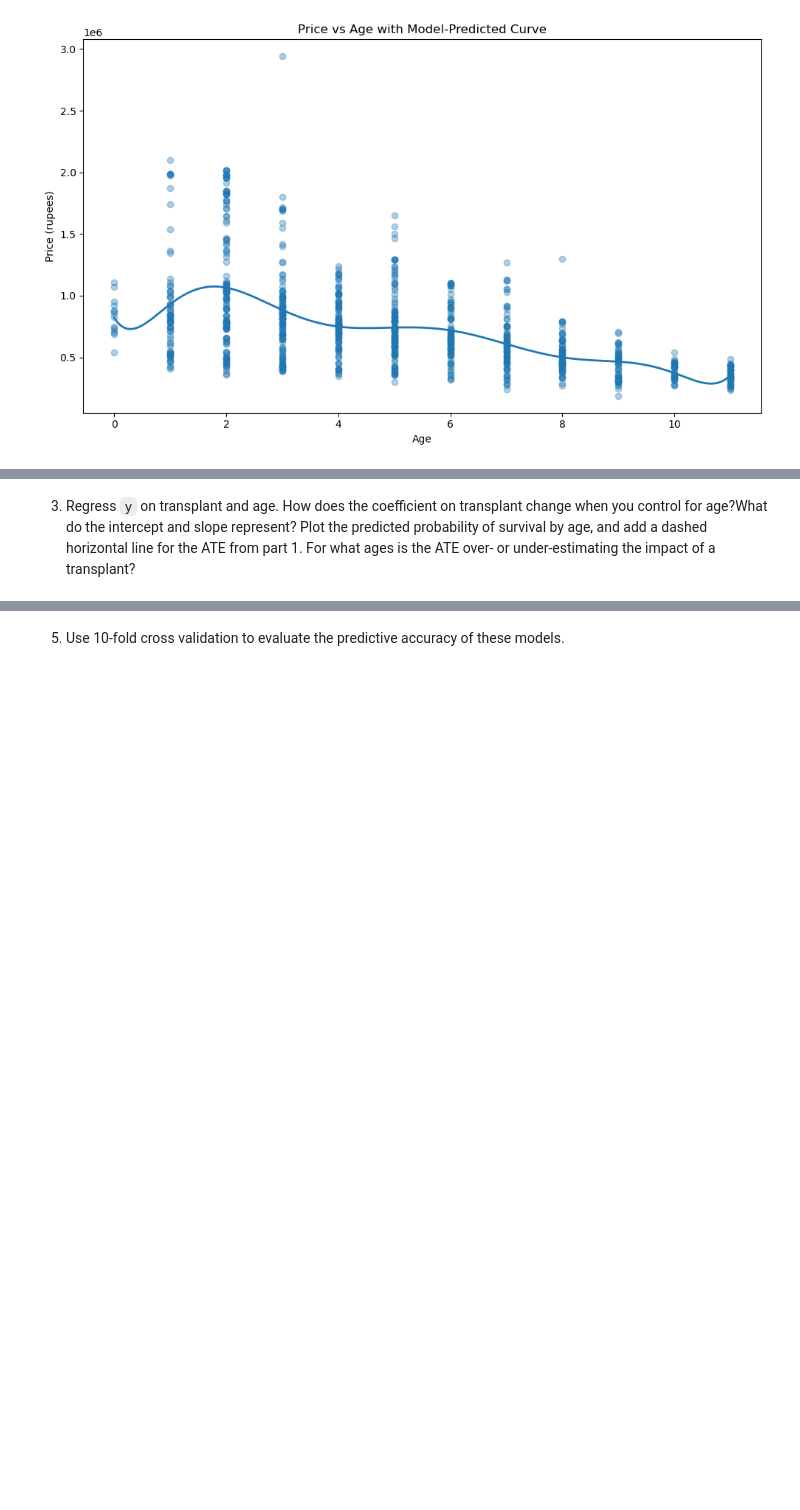
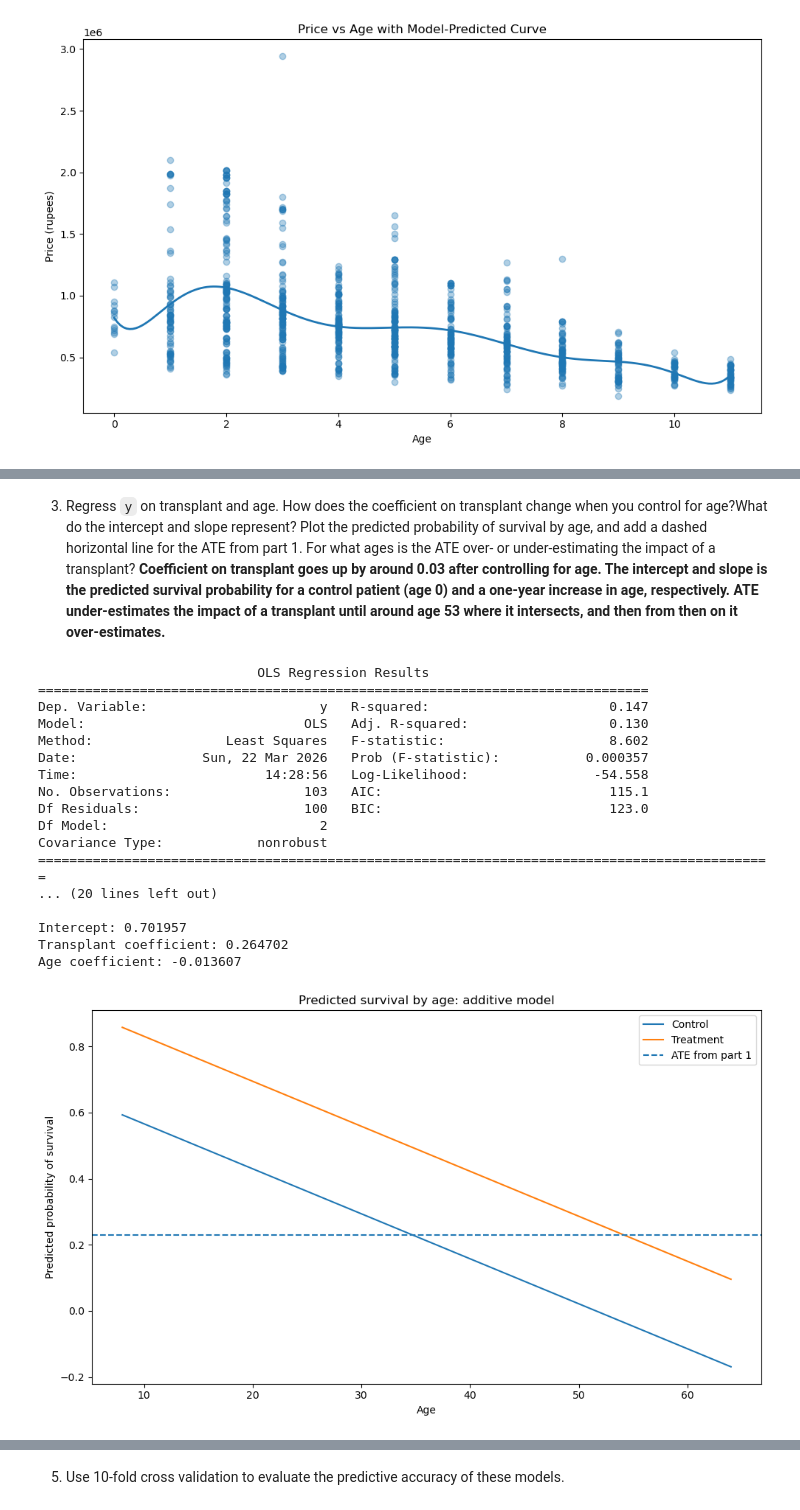
Before and after one commit to asongg/undergrad_ml_assignments, a Jupyter notebook: 03_assignment_linear_models.ipynb, the cells around one changed output, grey strips where cells are left out. Drawn from its saved outputs; the diff is of its cells as text; code cells hidden in the pictures; blank space fills up the shorter version.

```diff
--- a/03_assignment_linear_models.ipynb
+++ b/03_assignment_linear_models.ipynb
@@ -469,3 +485,47 @@ ATE = treatment - control:0.230179
 # %% [markdown]
-3. Regress `y` on transplant and age. How does the coefficient on transplant change when you control for age?What do the intercept and slope represent? Plot the predicted probability of survival by age, and add a dashed horizontal line for the ATE from part 1. For what ages is the ATE over- or under-estimating the impact of a transplant?
+3. Regress `y` on transplant and age. How does the coefficient on transplant change when you control for age?What do the intercept and slope represent? Plot the predicted probability of survival by age, and add a dashed horizontal line for the ATE from part 1. For what ages is the ATE over- or under-estimating the impact of a transplant? **Coefficient on transplant goes up by around 0.03 after controlling for age. The intercept and slope is the predicted survival probability for a control patient (age 0) and a one-year increase in age, respectively. ATE under-estimates the impact of a transplant until around age 53 where it intersects, and then from then on it over-estimates.**
+# %%
+m2 = smf.ols("y ~ C(transplant) + age", data=df).fit()
+print(m2.summary())
+print("\nCoefficients:")
+print(m2.params)
+b0 = m2.params["Intercept"]
+b_treat = m2.params["C(transplant)[T.treatment]"]
+b_age = m2.params["age"]
+print(f"\nIntercept: {b0:.6f}")
+print(f"Transplant coefficient: {b_treat:.6f}")
+print(f"Age coefficient: {b_age:.6f}")
+
+age_grid = np.linspace(df["age"].min(), df["age"].max(), 200)
+pred_control_m2 = b0 + b_age * age_grid
+pred_treat_m2 = b0 + b_treat + b_age * age_grid
+plt.figure(figsize=(10, 6))
+plt.plot(age_grid, pred_control_m2, label="Control")
+plt.plot(age_grid, pred_treat_m2, label="Treatment")
+plt.axhline(ate, linestyle="--", label="ATE from part 1")
+plt.xlabel("Age")
+plt.ylabel("Predicted probability of survival")
+plt.title("Predicted survival by age: additive model")
+plt.legend()
+plt.tight_layout()
+plt.show()
+# %% [output]
+                            OLS Regression Results
+==============================================================================
+Dep. Variable:                      y   R-squared:                       0.147
+Model:                            OLS   Adj. R-squared:                  0.130
+Method:                 Least Squares   F-statistic:                     8.602
+Date:                Sun, 22 Mar 2026   Prob (F-statistic):           0.000357
+Time:                        14:28:56   Log-Likelihood:                -54.558
+No. Observations:                 103   AIC:                             115.1
+Df Residuals:                     100   BIC:                             123.0
+Df Model:                           2
+Covariance Type:            nonrobust
+==============================================================================================
+... (20 lines left out)
+
+Intercept: 0.701957
+Transplant coefficient: 0.264702
+Age coefficient: -0.013607
+[figure, added]
 # %% [markdown]
```
Also changed, not shown: parts of 14 cells of this notebook.
